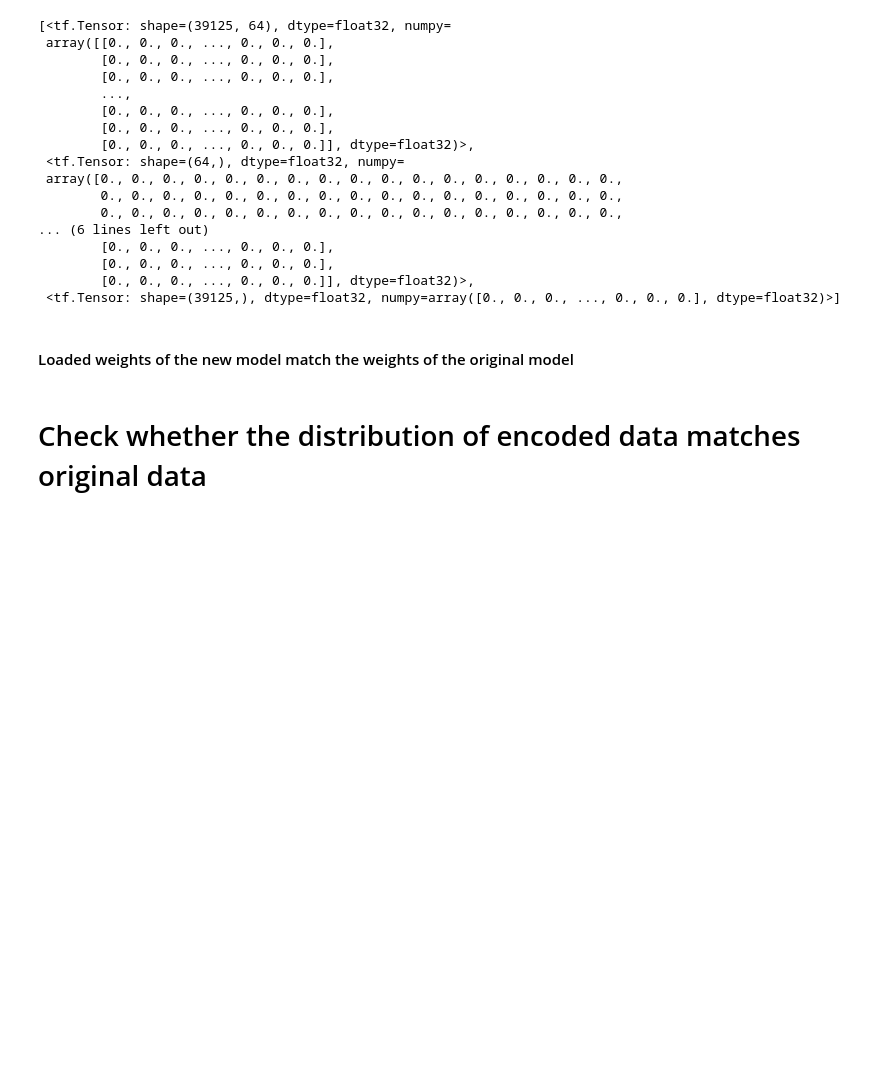
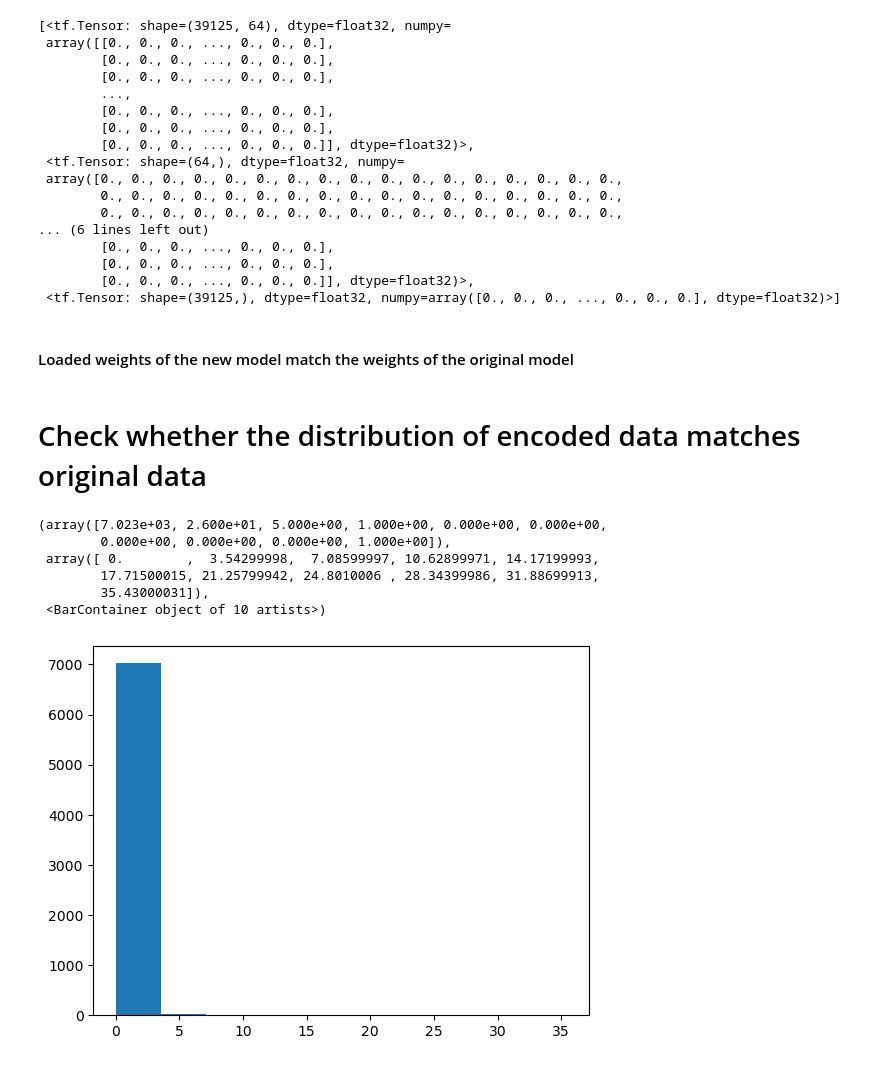
Before and after one commit to grace3906/IST597-PIML-Project, a Jupyter notebook: tinkering/autoencoder_testing.ipynb, the cells around one changed output. Cells and saved outputs as stored; diff of their text form; code cells hidden in the pictures; blank space fills up the shorter version.

Commit message:
rudimentary histogram check of autoencoder

```diff
--- a/tinkering/autoencoder_testing.ipynb
+++ b/tinkering/autoencoder_testing.ipynb
@@ -127,6 +127,14 @@ ae1.load_weights(f'weights/IMERG_{latent_dim}_downsample.weights.h5')
 # %% [markdown]
 # Check whether the distribution of encoded data matches original data
 # %%
-plt.hist(train[::1000, :])
+plt.hist(train[::1000, ::100].ravel())
+# %% [output]
+(array([7.023e+03, 2.600e+01, 5.000e+00, 1.000e+00, 0.000e+00, 0.000e+00,
+        0.000e+00, 0.000e+00, 0.000e+00, 1.000e+00]),
+ array([ 0.        ,  3.54299998,  7.08599997, 10.62899971, 14.17199993,
+        17.71500015, 21.25799942, 24.8010006 , 28.34399986, 31.88699913,
+        35.43000031]),
+ <BarContainer object of 10 artists>)
+[figure, added]
 # %%
 pred = ae1.predict(train[::1000])
```
Also changed, not shown: parts of 1 cell of this notebook.
